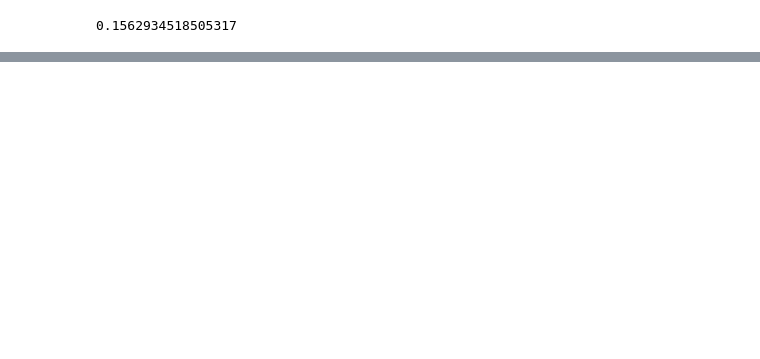
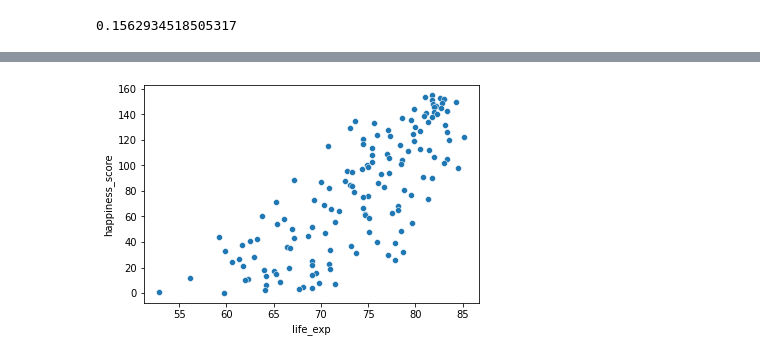
Before and after one commit to yuriikoval1997/datacamp-trainings, a Jupyter notebook: numpy101/statistics.ipynb, the cells around one changed output, grey strips where cells are left out. Drawn from its saved outputs; the diff is of its cells as text; code cells hidden in the pictures; blank space fills up the shorter version.

```diff
--- a/numpy101/statistics.ipynb
+++ b/numpy101/statistics.ipynb
@@ -465,0 +516,3 @@ Time unit doesn't matter as long as it is consistent
+# %%
+world_happiness = pd.read_csv('datasets/world_happiness.csv', index_col=0)
+world_happiness
@@ -465,0 +533,5 @@ Time unit doesn't matter as long as it is consistent
+# %%
+sns.scatterplot(data=world_happiness, x='life_exp', y='happiness_score')
+plt.show()
+# %% [output]
+[figure, added]
```
Also changed, not shown: parts of 21 cells of this notebook, 9 other files.
